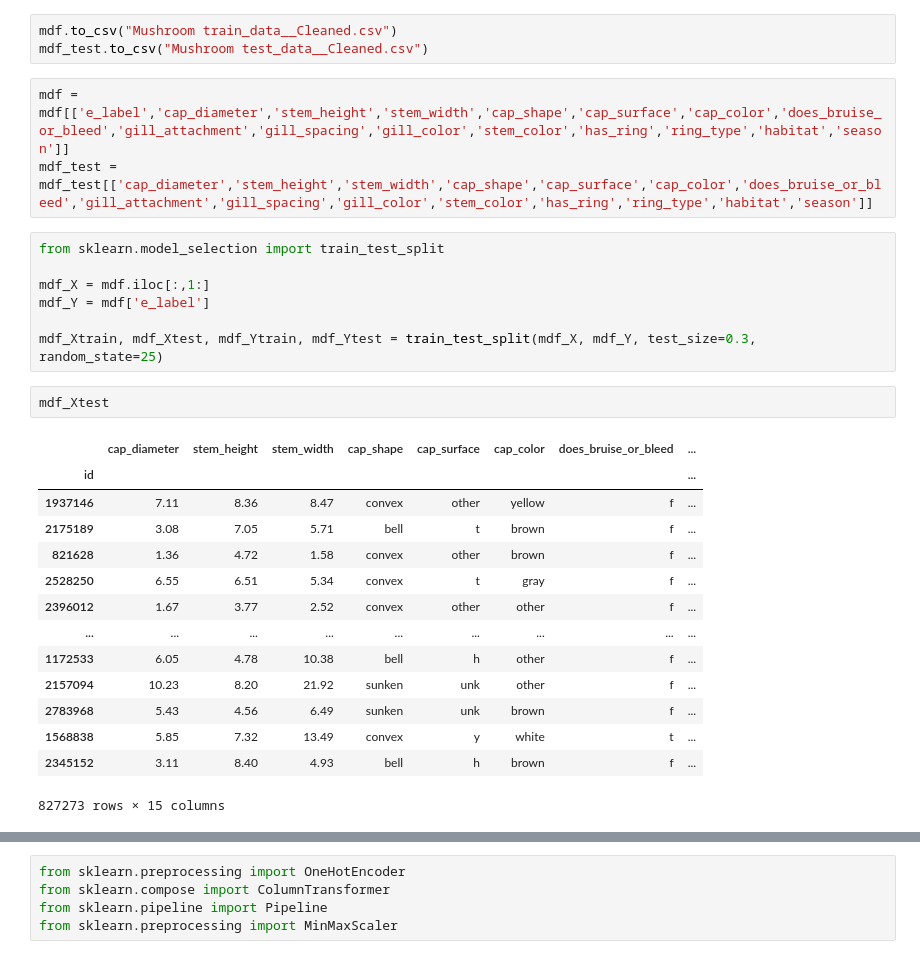
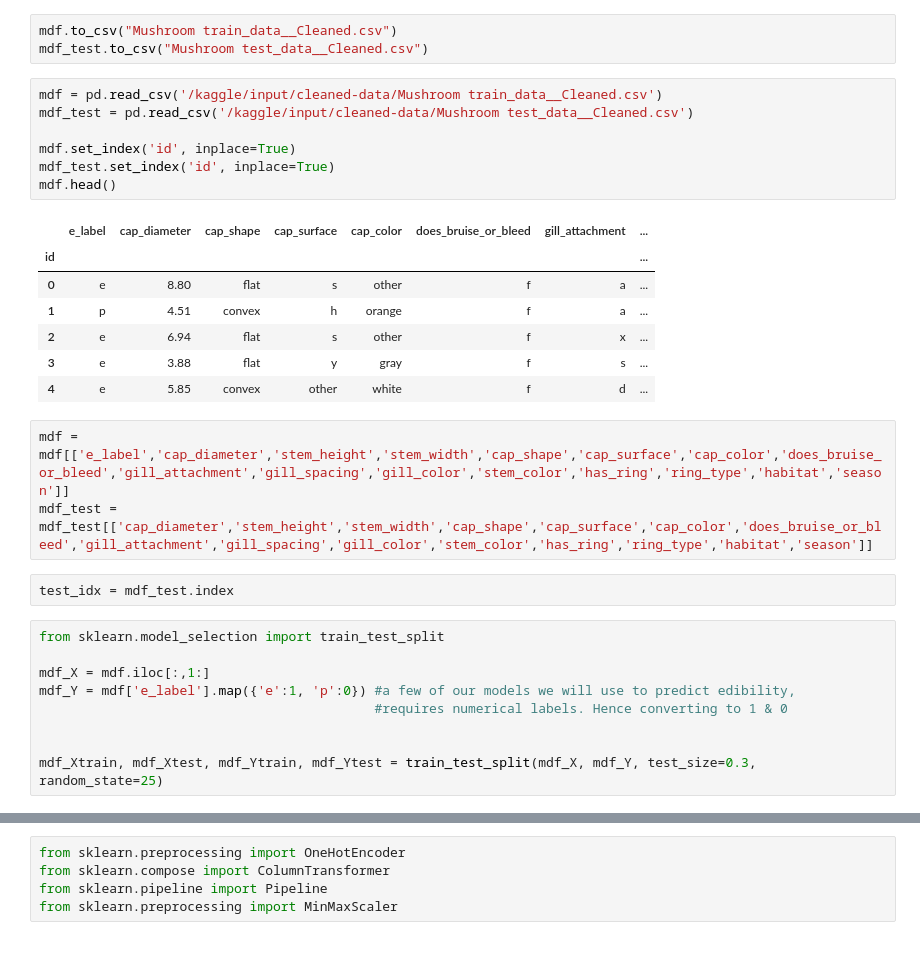
Before and after one commit to AvinandanPal25/DS__Predict_the_Mushroom, a Jupyter notebook: edible-or-poisonous-mushroom.ipynb, the cells around one changed output, grey strips where cells are left out. Cells and saved outputs as stored; diff of their text form.

```diff
--- a/edible-or-poisonous-mushroom.ipynb
+++ b/edible-or-poisonous-mushroom.ipynb
@@ -1227,30 +578,32 @@ f.tight_layout()
 # %%
 mdf.to_csv("Mushroom train_data__Cleaned.csv")
 mdf_test.to_csv("Mushroom test_data__Cleaned.csv")
+# %%
+mdf = pd.read_csv('/kaggle/input/cleaned-data/Mushroom train_data__Cleaned.csv')
+mdf_test = pd.read_csv('/kaggle/input/cleaned-data/Mushroom test_data__Cleaned.csv')
+
+mdf.set_index('id', inplace=True)
+mdf_test.set_index('id', inplace=True)
+mdf.head()
+# %% [output]
+|  | e_label | cap_diameter | cap_shape | cap_surface | cap_color | does_bruise_or_bleed | gill_attachment | ... |
+| id |  |  |  |  |  |  |  | ... |
+| 0 | e | 8.80 | flat | s | other | f | a | ... |
+| 1 | p | 4.51 | convex | h | orange | f | a | ... |
+| 2 | e | 6.94 | flat | s | other | f | x | ... |
+| 3 | e | 3.88 | flat | y | gray | f | s | ... |
+| 4 | e | 5.85 | convex | other | white | f | d | ... |
 # %%
 mdf = mdf[['e_label','cap_diameter','stem_height','stem_width','cap_shape','cap_surface','cap_color','does_bruise_or_bleed','gill_attachment','gill_spacing','gill_color','stem_color','has_ring','ring_type','habitat','season']]
 mdf_test = mdf_test[['cap_diameter','stem_height','stem_width','cap_shape','cap_surface','cap_color','does_bruise_or_bleed','gill_attachment','gill_spacing','gill_color','stem_color','has_ring','ring_type','habitat','season']]
+# %%
+test_idx = mdf_test.index
 # %%
 from sklearn.model_selection import train_test_split
 
 mdf_X = mdf.iloc[:,1:]
-mdf_Y = mdf['e_label']
+mdf_Y = mdf['e_label'].map({'e':1, 'p':0}) #a few of our models we will use to predict edibility,
+                                           #requires numerical labels. Hence converting to 1 & 0
+
 
 mdf_Xtrain, mdf_Xtest, mdf_Ytrain, mdf_Ytest = train_test_split(mdf_X, mdf_Y, test_size=0.3, random_state=25)
-# %%
-mdf_Xtest
-# %% [output]
-|  | cap_diameter | stem_height | stem_width | cap_shape | cap_surface | cap_color | does_bruise_or_bleed | ... |
-| id |  |  |  |  |  |  |  | ... |
-| 1937146 | 7.11 | 8.36 | 8.47 | convex | other | yellow | f | ... |
-| 2175189 | 3.08 | 7.05 | 5.71 | bell | t | brown | f | ... |
-| 821628 | 1.36 | 4.72 | 1.58 | convex | other | brown | f | ... |
-| 2528250 | 6.55 | 6.51 | 5.34 | convex | t | gray | f | ... |
-| 2396012 | 1.67 | 3.77 | 2.52 | convex | other | other | f | ... |
-| ... | ... | ... | ... | ... | ... | ... | ... | ... |
-| 1172533 | 6.05 | 4.78 | 10.38 | bell | h | other | f | ... |
-| 2157094 | 10.23 | 8.20 | 21.92 | sunken | unk | other | f | ... |
-| 2783968 | 5.43 | 4.56 | 6.49 | sunken | unk | brown | f | ... |
-| 1568838 | 5.85 | 7.32 | 13.49 | convex | y | white | t | ... |
-| 2345152 | 3.11 | 8.40 | 4.93 | bell | h | brown | f | ... |
-827273 rows × 15 columns
```
Also changed, not shown: parts of 99 cells of this notebook.
